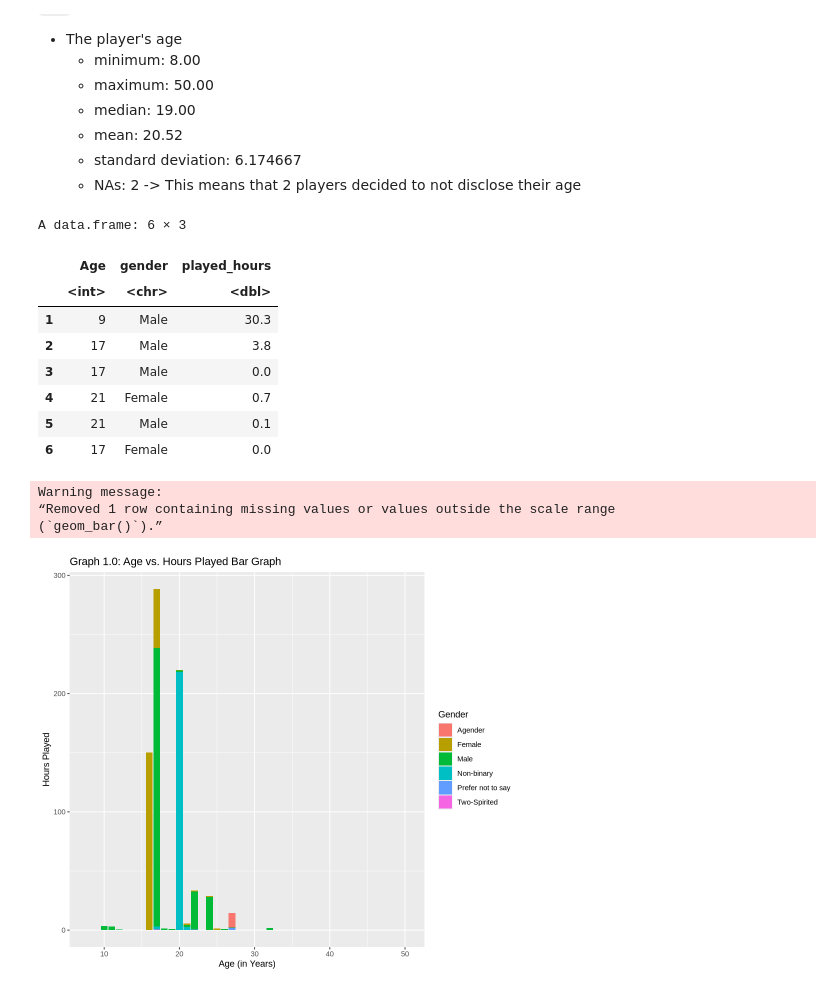
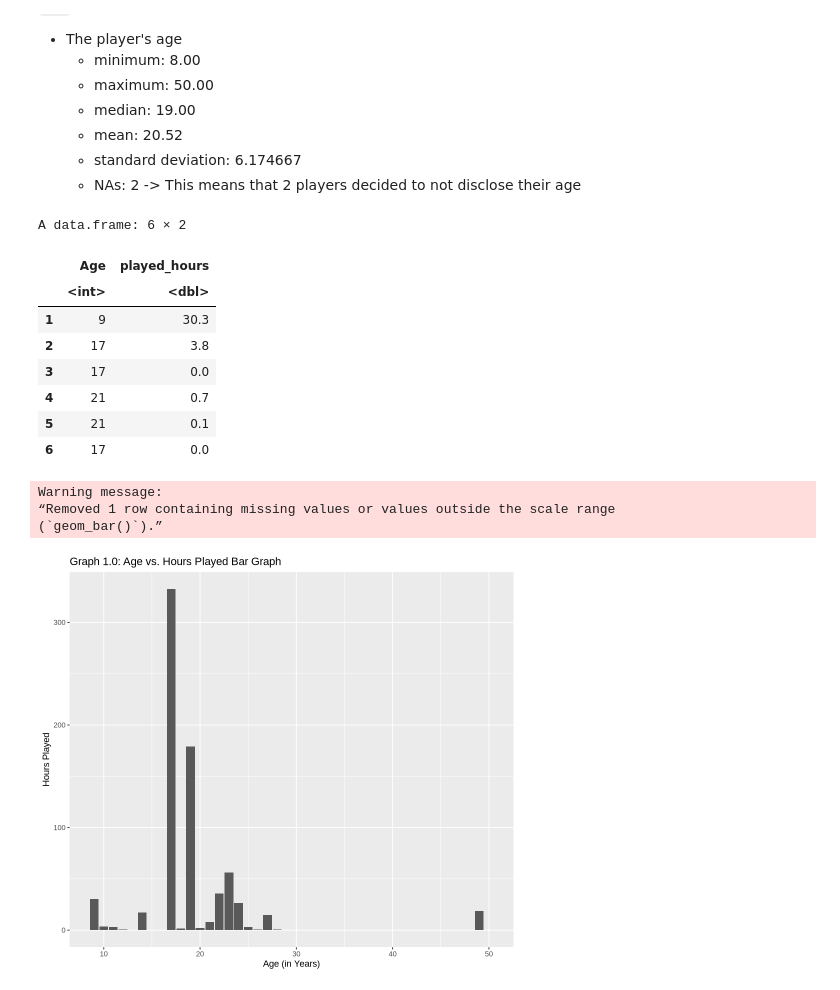
Before and after one commit to Alexis-Jang/Group7-DSCI100project, a Jupyter notebook: Actual Project.ipynb, the cells around one changed output. Cells and saved outputs as stored; diff of their text form; code cells hidden in the pictures.

Commit message:
Fixed visualization

```diff
--- a/Actual Project.ipynb
+++ b/Actual Project.ipynb
@@ -75,18 +75,18 @@ The players data set has 196 observations in this data set. It tells us that the
     - NAs: 2 -> This means that 2 players decided to not disclose their age
 # %%
 players <- players1 |>
-    select(Age, gender, played_hours)
+    select(Age, played_hours)
 head(players)
 # %% [output]
-A data.frame: 6 × 3
+A data.frame: 6 × 2
-|  | Age | gender | played_hours |
-|  | <int> | <chr> | <dbl> |
-| 1 | 9 | Male | 30.3 |
-| 2 | 17 | Male | 3.8 |
-| 3 | 17 | Male | 0.0 |
-| 4 | 21 | Female | 0.7 |
-| 5 | 21 | Male | 0.1 |
-| 6 | 17 | Female | 0.0 |
+|  | Age | played_hours |
+|  | <int> | <dbl> |
+| 1 | 9 | 30.3 |
+| 2 | 17 | 3.8 |
+| 3 | 17 | 0.0 |
+| 4 | 21 | 0.7 |
+| 5 | 21 | 0.1 |
+| 6 | 17 | 0.0 |
 # %%
 players_split <- initial_split(players, prop = 0.60, strata = played_hours)
 players_training <- training(players_split)
@@ -94,14 +94,14 @@ players_testing <- testing(players_split)
 # %%
 options(repr.plot.width = 8, repr.plot.height = 7)
 age_plot <- players_training|>
-    ggplot(aes(x = Age, y = played_hours, fill = gender))+
+    ggplot(aes(x = Age, y = played_hours))+
             geom_bar(stat = "identity") +
-    labs(x = "Age (in Years)", y = "Hours Played", title = "Graph 1.0: Age vs. Hours Played Bar Graph", fill = "Gender") +
+    labs(x = "Age (in Years)", y = "Hours Played", title = "Graph 1.0: Age vs. Hours Played Bar Graph") +
     theme(element_text(size = 15))
 age_plot
 # %% [output]
 Warning message:
 “Removed 1 row containing missing values or values outside the scale range
 (`geom_bar()`).”
-[figure, old version]
+[figure, new version]
 # %%
```
Also changed, not shown: parts of 2 cells of this notebook.
